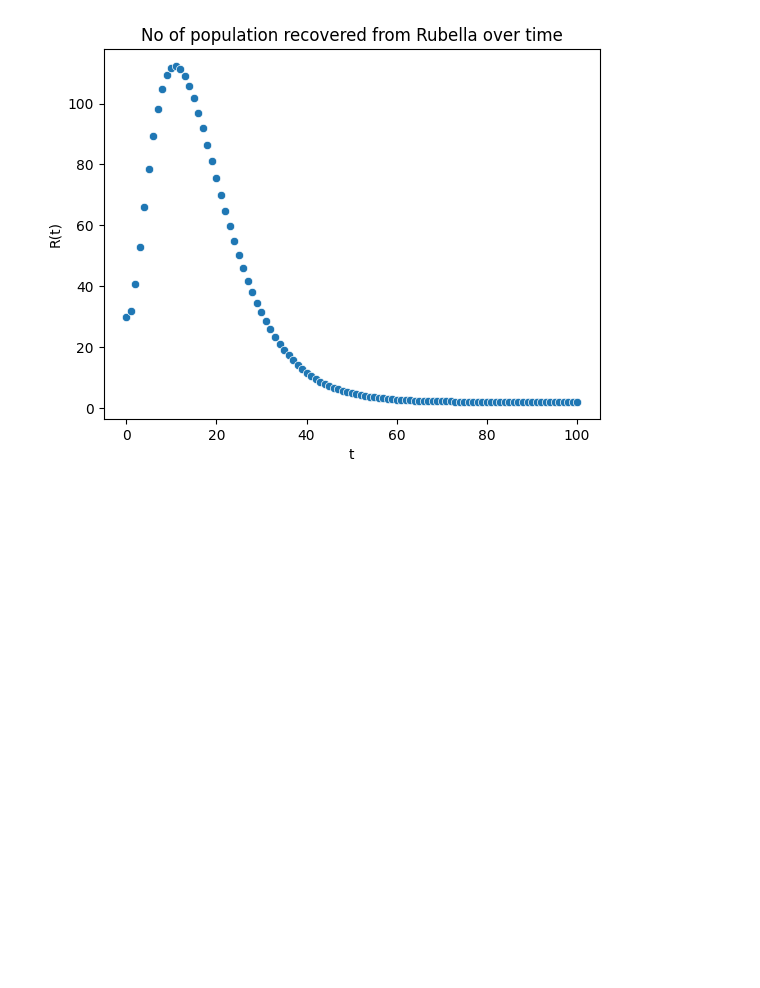
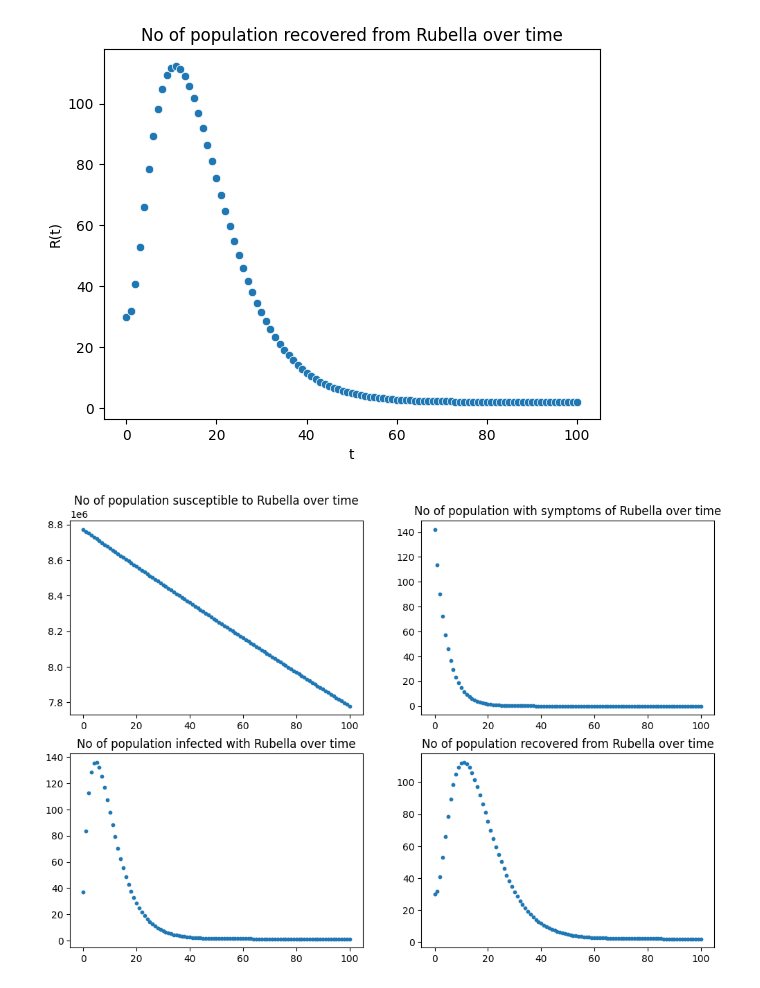
Before and after one commit to ZacG1t/SEIRS_model_RK4, a Jupyter notebook: SEIRS_model.ipynb, the cells around one changed output. Cells and saved outputs as stored; diff of their text form; code cells hidden in the pictures; blank space fills up the shorter version.

Commit message:
added 4-in-1 plot

```diff
--- a/SEIRS_model.ipynb
+++ b/SEIRS_model.ipynb
@@ -111,6 +111,20 @@ I_plot = sns.scatterplot(x='t', y='I(t)', data=df).set(title="No of population i
 R_plot = sns.scatterplot(x='t', y='R(t)', data=df, ).set(title="No of population recovered from Rubella over time")
 # %% [output]
 [figure]
+# %%
+# Plot in same figure
+figure, axis = plt.subplots(2, 2, figsize=(12, 8))
+axis[0, 0].scatter(t, S, s=10)
+axis[0, 0].set_title("No of population susceptible to Rubella over time")
+axis[0, 1].scatter(t, E, s=10)
+axis[0, 1].set_title("No of population with symptoms of Rubella over time")
+axis[1, 0].scatter(t, I, s=10)
+axis[1, 0].set_title("No of population infected with Rubella over time")
+axis[1, 1].scatter(t, R, s=10)
+axis[1, 1].set_title("No of population recovered from Rubella over time")
+plt.show()
+# %% [output]
+[figure, added]
 # %%
 # Export data to csv file
 df.to_csv('data.csv')
```
